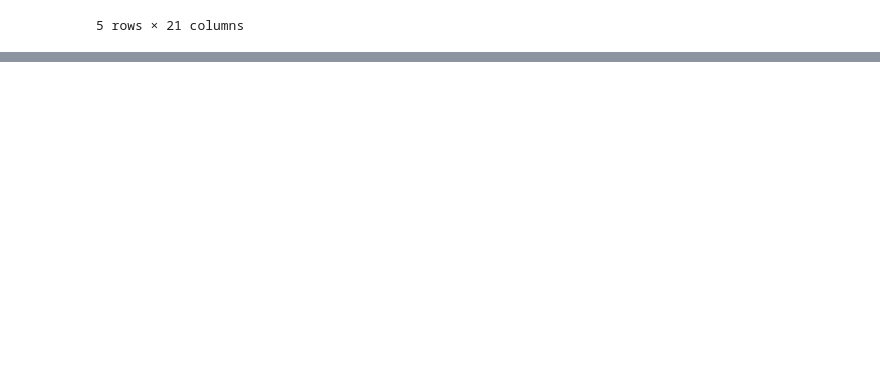
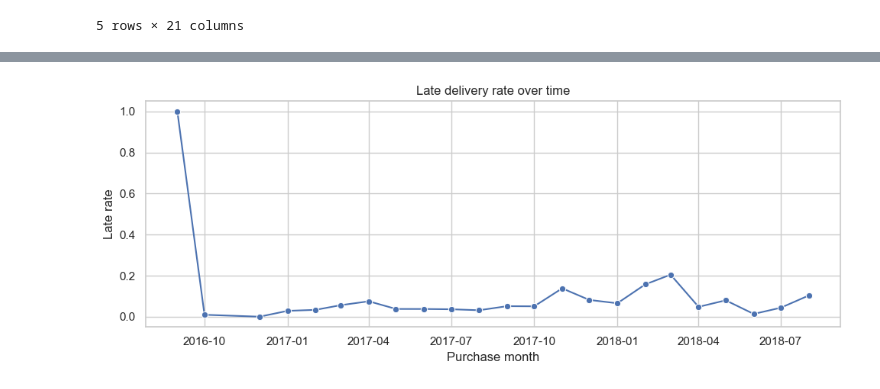
Before and after one commit to Gabverz/Logistics_optimizer, a Jupyter notebook: eda_logistica.ipynb, the cells around one changed output, grey strips where cells are left out. Saved outputs shown, nothing was run; the diff lists cells and outputs as text; code cells hidden in the pictures; blank space fills up the shorter version.

```diff
--- a/eda_logistica.ipynb
+++ b/eda_logistica.ipynb
@@ -14,0 +161,29 @@ df.head()
+# %%
+# Aggregate late rate by purchase month
+df["purchase_month"] = df["order_purchase_timestamp"].dt.to_period("M")
+
+monthly = (
+    df[df["is_late"].notna()]
+    .groupby("purchase_month")
+    .agg(
+        total_orders=("order_id", "nunique"),
+        late_orders=("is_late", lambda x: (x == 1).sum()),
+        ontime_orders=("is_late", lambda x: (x == 0).sum())
+    )
+)
+
+monthly["late_rate"] = monthly["late_orders"] / (
+    monthly["late_orders"] + monthly["ontime_orders"]
+)
+monthly.index = monthly.index.to_timestamp()
+
+# Plot monthly late rate
+plt.figure(figsize=(10, 4))
+sns.lineplot(data=monthly, x=monthly.index, y="late_rate", marker="o")
+plt.title("Late delivery rate over time")
+plt.xlabel("Purchase month")
+plt.ylabel("Late rate")
+plt.tight_layout()
+plt.show()
+# %% [output]
+[figure, added]
```
Also changed, not shown: parts of 16 cells of this notebook.
